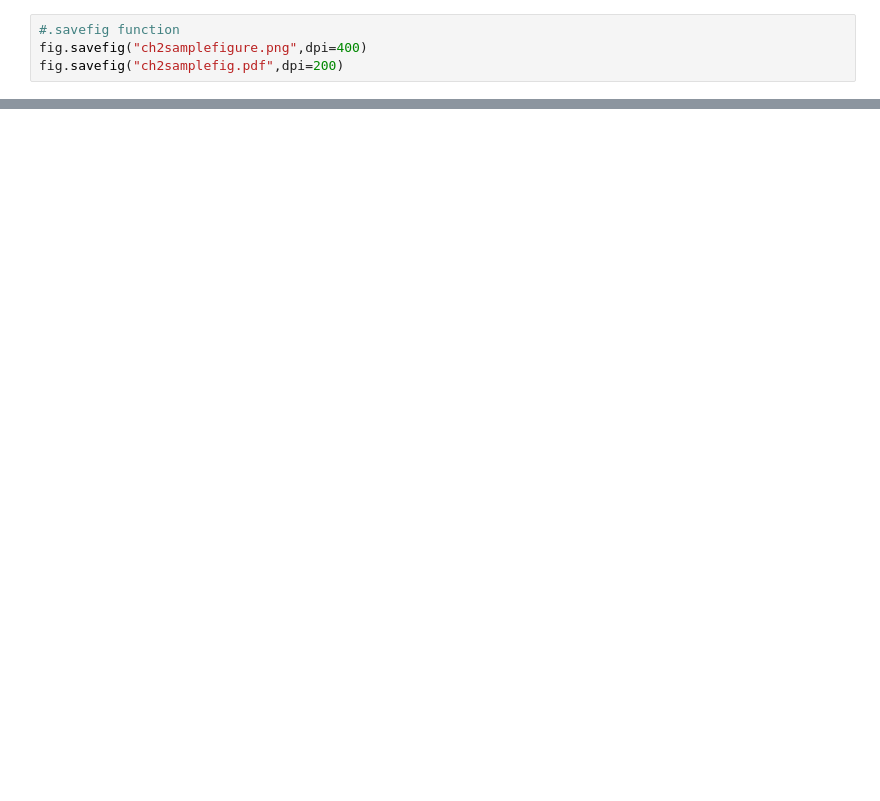
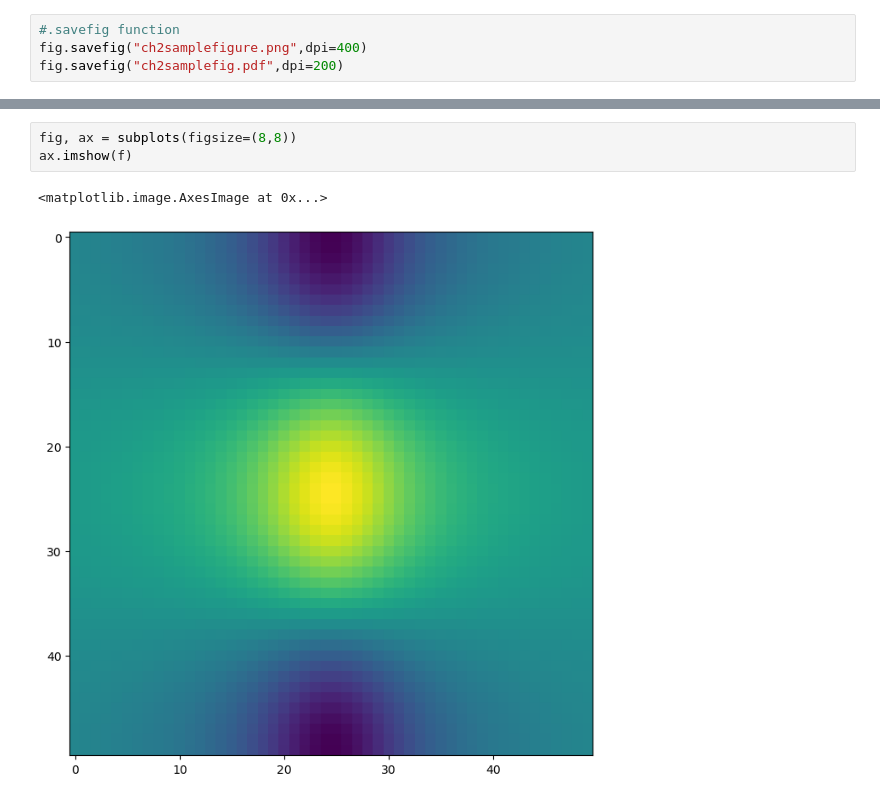
Before and after one commit to ml-ryanlee/islp, a Jupyter notebook: chapter2lab-python.ipynb, the cells around one changed output, grey strips where cells are left out. Saved outputs shown, nothing was run; the diff lists cells and outputs as text; blank space fills up the shorter version.

```diff
--- a/chapter2lab-python.ipynb
+++ b/chapter2lab-python.ipynb
@@ -337,0 +351,6 @@ fig
+# %%
+fig, ax = subplots(figsize=(8,8))
+ax.imshow(f)
+# %% [output]
+<matplotlib.image.AxesImage at 0x...>
+[figure, added]
```
Also changed, not shown: parts of 60 cells of this notebook.
